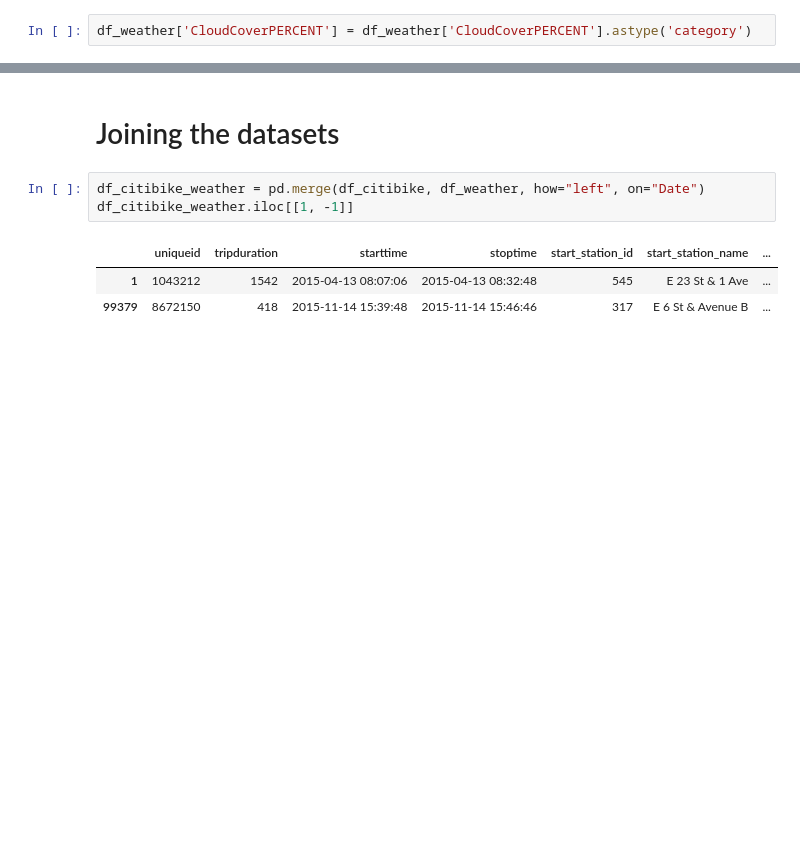
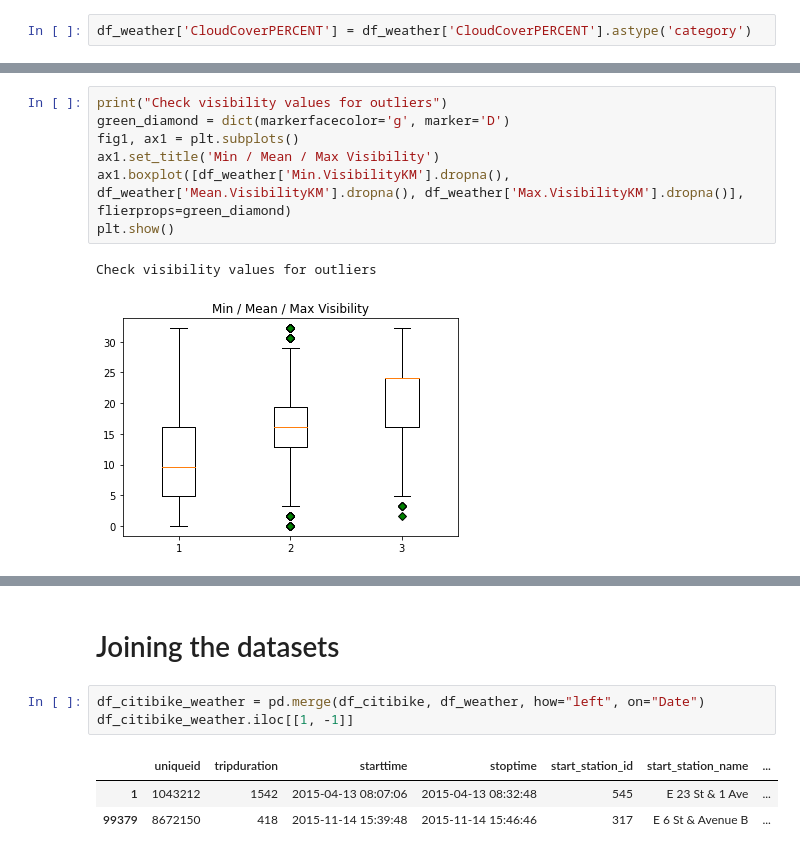
Before and after one commit to PaulPavlis/M3_BigData_MachineLearning, a Jupyter notebook: assignment_2_etl.ipynb, the cells around one changed output, grey strips where cells are left out. Saved outputs shown, nothing was run; the diff lists cells and outputs as text; blank space fills up the shorter version.

```diff
--- a/assignment_2_etl.ipynb
+++ b/assignment_2_etl.ipynb
@@ -413,0 +422,10 @@ df_weather['CloudCoverPERCENT'] = df_weather['CloudCoverPERCENT'].astype('catego
+# %%
+print("Check visibility values for outliers")
+green_diamond = dict(markerfacecolor='g', marker='D')
+fig1, ax1 = plt.subplots()
+ax1.set_title('Min / Mean / Max Visibility')
+ax1.boxplot([df_weather['Min.VisibilityKM'].dropna(), df_weather['Mean.VisibilityKM'].dropna(), df_weather['Max.VisibilityKM'].dropna()], flierprops=green_diamond)
+plt.show()
+# %% [output]
+Check visibility values for outliers
+[figure, added]
```
Also changed, not shown: parts of 18 cells of this notebook.
